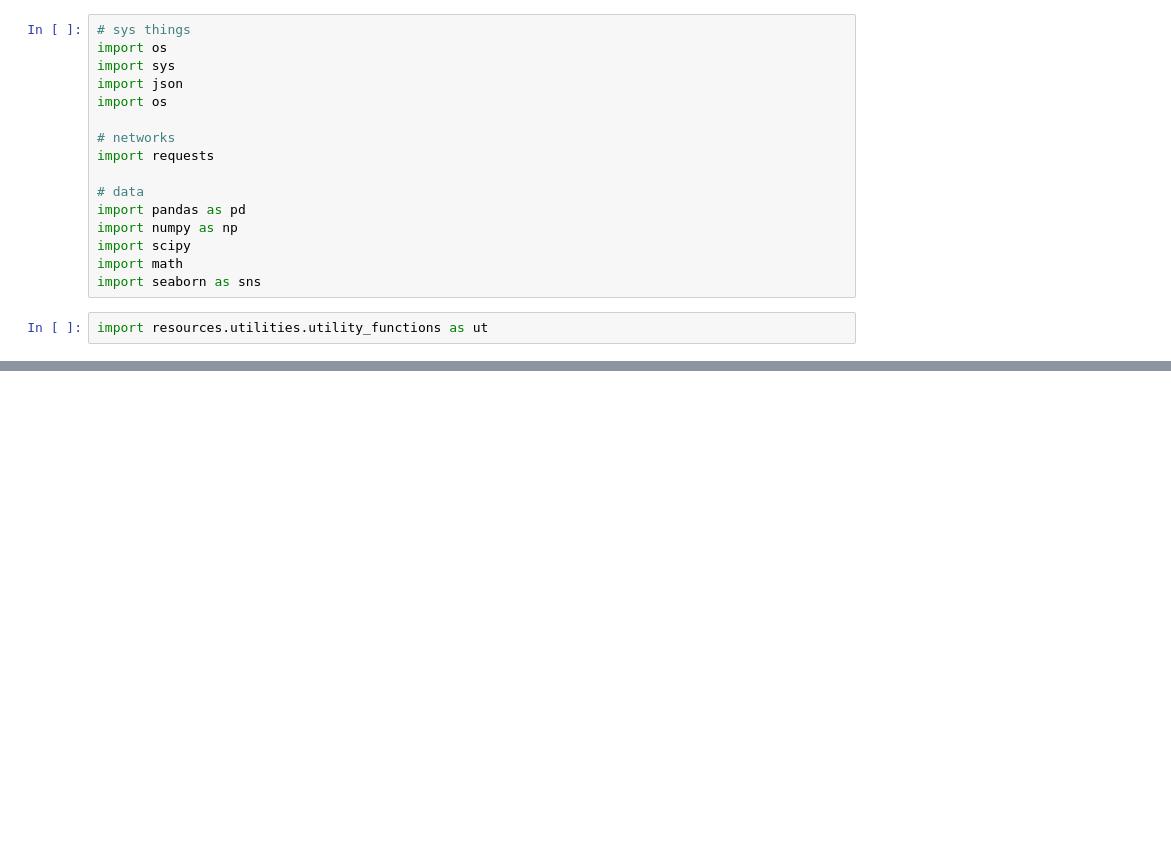
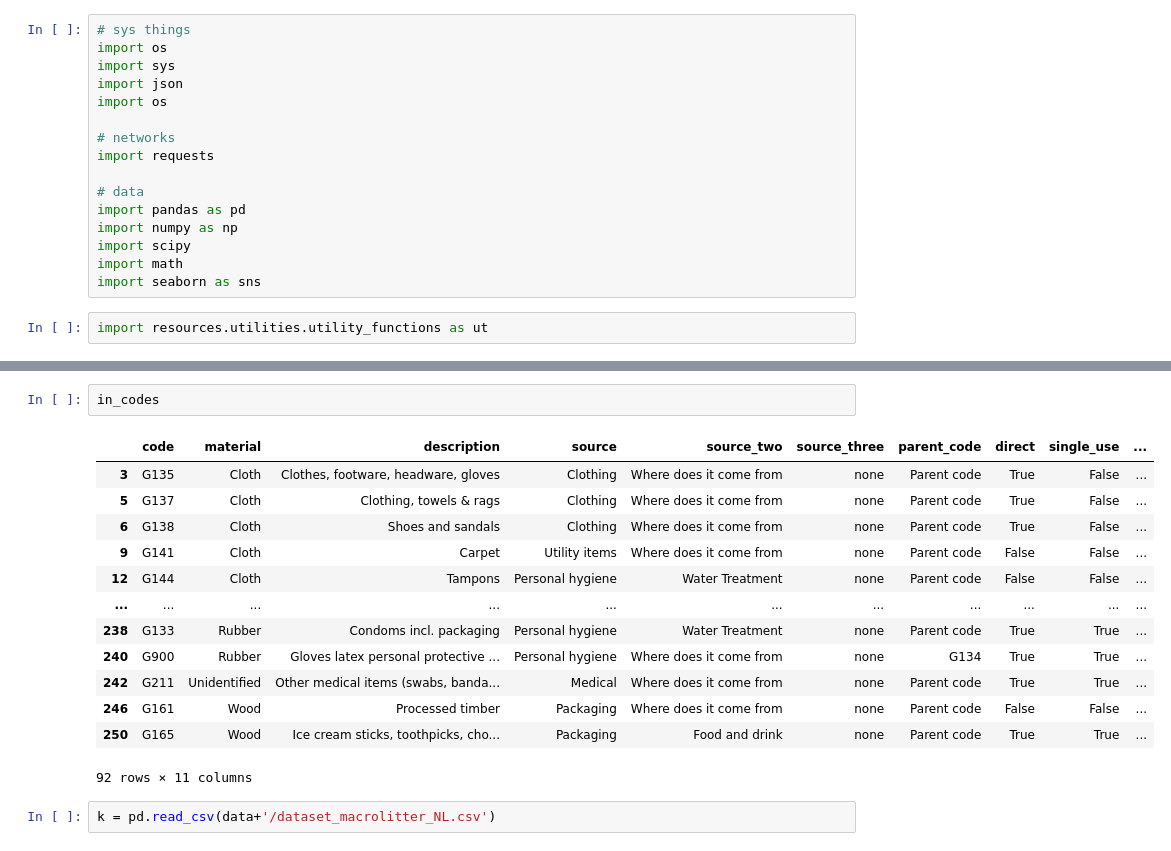
Before and after one commit to hammerdirt-analyst/rhinecode, a Jupyter notebook: starterbook.ipynb, the cells around one changed output, grey strips where cells are left out. Cells and saved outputs as stored; diff of their text form; blank space fills up the shorter version.

```diff
--- a/starterbook.ipynb
+++ b/starterbook.ipynb
@@ -56,0 +83,18 @@ pd.read_csv(a+'/mlw_codes.csv')
+# %%
+in_codes
+# %% [output]
+|  | code | material | description | source | source_two | source_three | parent_code | direct | single_use | ... |
+| 3 | G135 | Cloth | Clothes, footware, headware, gloves | Clothing | Where does it come from | none | Parent code | True | False | ... |
+| 5 | G137 | Cloth | Clothing, towels & rags | Clothing | Where does it come from | none | Parent code | True | False | ... |
+| 6 | G138 | Cloth | Shoes and sandals | Clothing | Where does it come from | none | Parent code | True | False | ... |
+| 9 | G141 | Cloth | Carpet | Utility items | Where does it come from | none | Parent code | False | False | ... |
+| 12 | G144 | Cloth | Tampons | Personal hygiene | Water Treatment | none | Parent code | False | False | ... |
+| ... | ... | ... | ... | ... | ... | ... | ... | ... | ... | ... |
+| 238 | G133 | Rubber | Condoms incl. packaging | Personal hygiene | Water Treatment | none | Parent code | True | True | ... |
+| 240 | G900 | Rubber | Gloves latex personal protective ... | Personal hygiene | Where does it come from | none | G134 | True | True | ... |
+| 242 | G211 | Unidentified | Other medical items (swabs, banda... | Medical | Where does it come from | none | Parent code | True | True | ... |
+| 246 | G161 | Wood | Processed timber | Packaging | Where does it come from | none | Parent code | False | False | ... |
+| 250 | G165 | Wood | Ice cream sticks, toothpicks, cho... | Packaging | Food and drink | none | Parent code | True | True | ... |
+92 rows × 11 columns
+# %%
+k = pd.read_csv(data+'/dataset_macrolitter_NL.csv')
```
Also changed, not shown: parts of 18 cells of this notebook.
